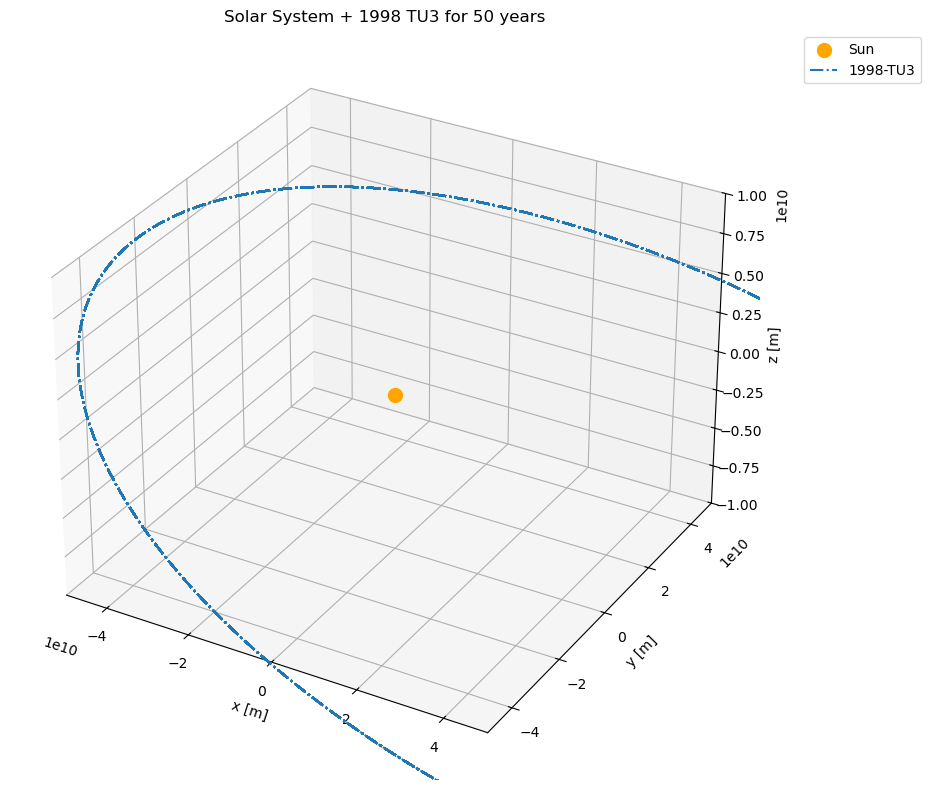
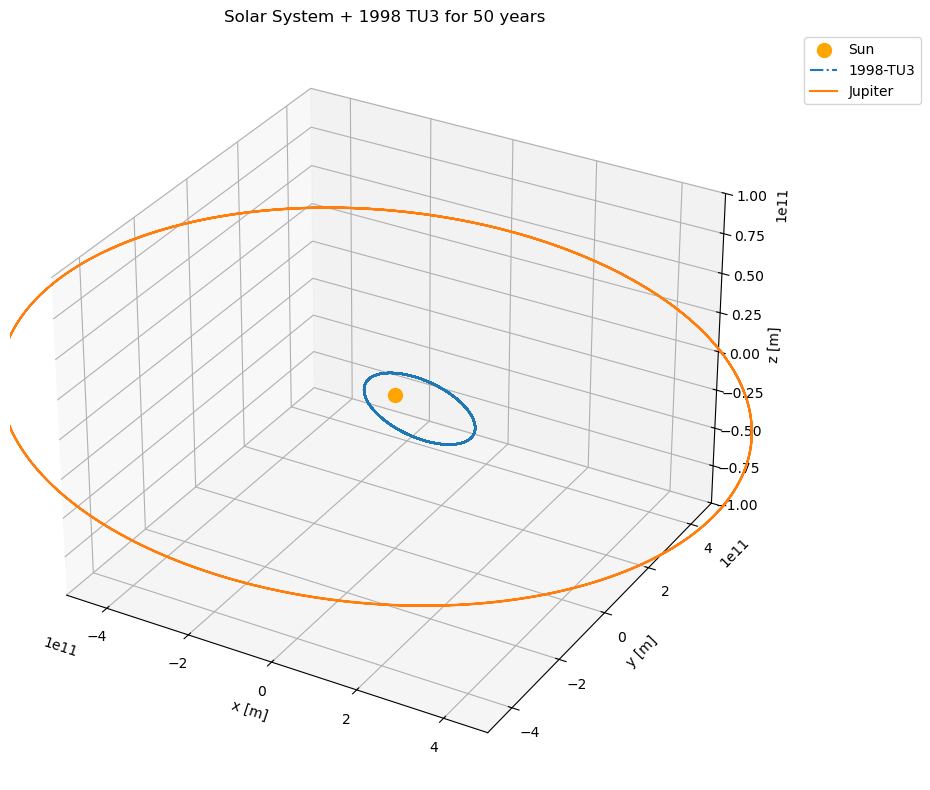
Unified diff of the notebook cell whose output changed from the first chart to the second:
--- before
+++ after
@@ -9,31 +9,29 @@
     states_array_TU3[:,2],
     states_array_TU3[:,3],
-    # states_array_TU3[:,1] * 1e3,
-    # states_array_TU3[:,2] * 1e3,
-    # states_array_TU3[:,3] * 1e3,
     label="1998-TU3",
     linestyle='-.'
 )
 
-# # Define colors or a colormap for variety
-# planet_colours = ['silver', 'gold', 'teal', 'tab:red', 'darkorange', 'wheat', 'lightblue', 'royalblue']
+# Define colors or a colormap for variety
+#planet_colours = ['silver', 'gold', 'teal', 'tab:red', 'darkorange', 'wheat', 'lightblue', 'royalblue']
+planets_names = ["Jupiter"]
 # planets_names = ["Mercury","Venus","Earth","Mars","Jupiter","Saturn","Uranus","Neptune"]
 
-# # Loop through the planets you created in Step 2
-# for i, planet_name in enumerate(planets_names):
-#     # Extract states from the ephemeris for the simulation times
-#     planet_states = np.array([
-#         body_system.get(planet_name).ephemeris.cartesian_state(time)
-#         for time in times
-#     ])
+# Loop through the planets you created in Step 2
+for i, planet_name in enumerate(planets_names):
+    # Extract states from the ephemeris for the simulation times
+    planet_states = np.array([
+        body_system.get(planet_name).ephemeris.cartesian_state(time)
+        for time in times
+    ])
     
-#     # Plot x, y, z (Indices 0, 1, 2)
-#     ax.plot(
-#         planet_states[:, 0], 
-#         planet_states[:, 1], 
-#         planet_states[:, 2], 
-#         label = planet_name,
-#         color = planet_colours[i-1]
-#     )
+    # Plot x, y, z (Indices 0, 1, 2)
+    ax.plot(
+        planet_states[:, 0], 
+        planet_states[:, 1], 
+        planet_states[:, 2], 
+        label = planet_name,
+        # color = planet_colours[i-1]
+    )
 
 # for asteroid_name, asteroid_states in asteroid_ephemerides.items():
@@ -52,13 +50,13 @@
 ax.set_zlabel("z [m]")
 
-# TU3 Orbit
-ax.set_xlim(-5e10, 5e10)
-ax.set_ylim(-5e10, 5e10)
-ax.set_zlim(-1e10, 1e10)
+# # TU3 Orbit
+# ax.set_xlim(-5e10, 5e10)
+# ax.set_ylim(-5e10, 5e10)
+# ax.set_zlim(-1e10, 1e10)
 
 # Around Jupiter Size
-# ax.set_xlim(-5e11, 5e11)
-# ax.set_ylim(-5e11, 5e11)
-# ax.set_zlim(-1e11, 1e11)
+ax.set_xlim(-5e11, 5e11)
+ax.set_ylim(-5e11, 5e11)
+ax.set_zlim(-1e11, 1e11)
 
 # # Limits for the whole Solar System

Commit: Jupiter's effect tested on TU3